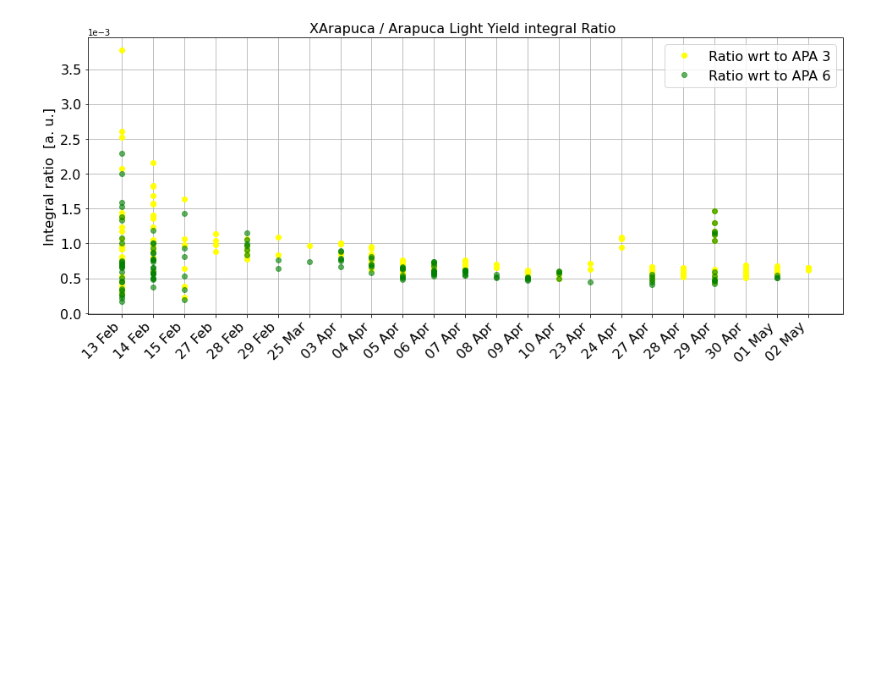
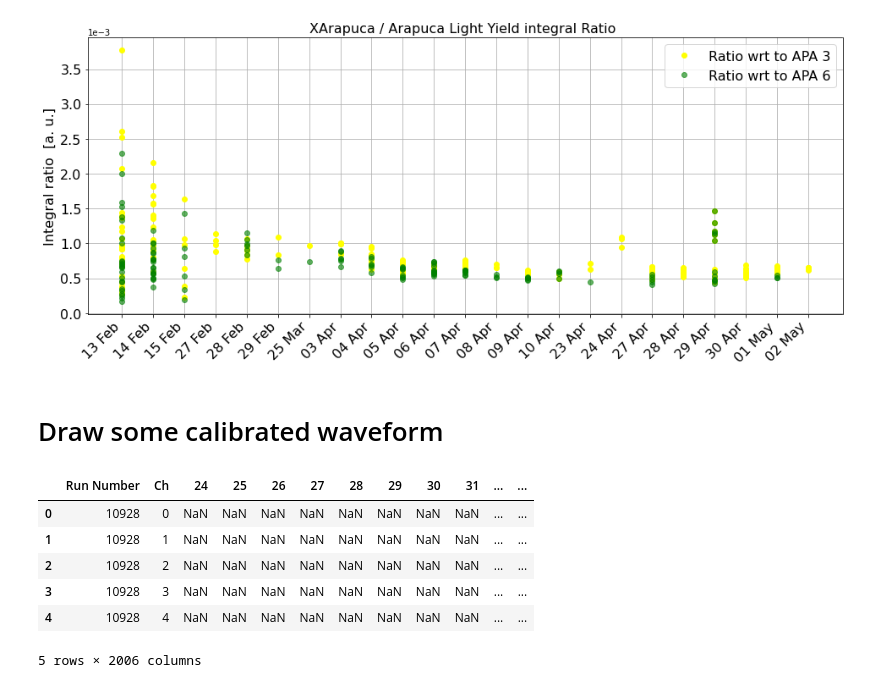
Before and after one commit to stbordoni/Arapuca, a Jupyter notebook: doIntegralPlots.ipynb, the cells around one changed output. Saved outputs shown, nothing was run; the diff lists cells and outputs as text; code cells hidden in the pictures; blank space fills up the shorter version.

```diff
--- a/doIntegralPlots.ipynb
+++ b/doIntegralPlots.ipynb
@@ -300,3 +298,5 @@ plt.grid()
 plt.show()
 # %% [output]
 [figure]
+# %% [markdown]
+# Draw some calibrated waveform
@@ -302,0 +321,18 @@ plt.show()
+# %%
+#read APA 6 files
+
+base_path_wfapa6 = '/Users/bordoni/protoDUNE/XeDoping/Arapuca/fnal_results/infiles08052020_mod603/wf'
+file_path_wfapa6 = os.path.join(base_path_wfapa6,'CalibWaveforms_run*.csv')
+
+file_name_list_wfapa6 =  glob.glob(file_path_wfapa6)
+df_wfapa6 = readfile_list(file_name_list_wfapa6)
+df_wfapa6.rename(columns={'Run number': 'Run Number'}, inplace=True)
+df_wfapa6.head()
+# %% [output]
+|  | Run Number | Ch | 24 | 25 | 26 | 27 | 28 | 29 | 30 | 31 | ... | ... |
+| 0 | 10928 | 0 | NaN | NaN | NaN | NaN | NaN | NaN | NaN | NaN | ... | ... |
+| 1 | 10928 | 1 | NaN | NaN | NaN | NaN | NaN | NaN | NaN | NaN | ... | ... |
+| 2 | 10928 | 2 | NaN | NaN | NaN | NaN | NaN | NaN | NaN | NaN | ... | ... |
+| 3 | 10928 | 3 | NaN | NaN | NaN | NaN | NaN | NaN | NaN | NaN | ... | ... |
+| 4 | 10928 | 4 | NaN | NaN | NaN | NaN | NaN | NaN | NaN | NaN | ... | ... |
+5 rows × 2006 columns
```
Also changed, not shown: parts of 8 cells of this notebook.
